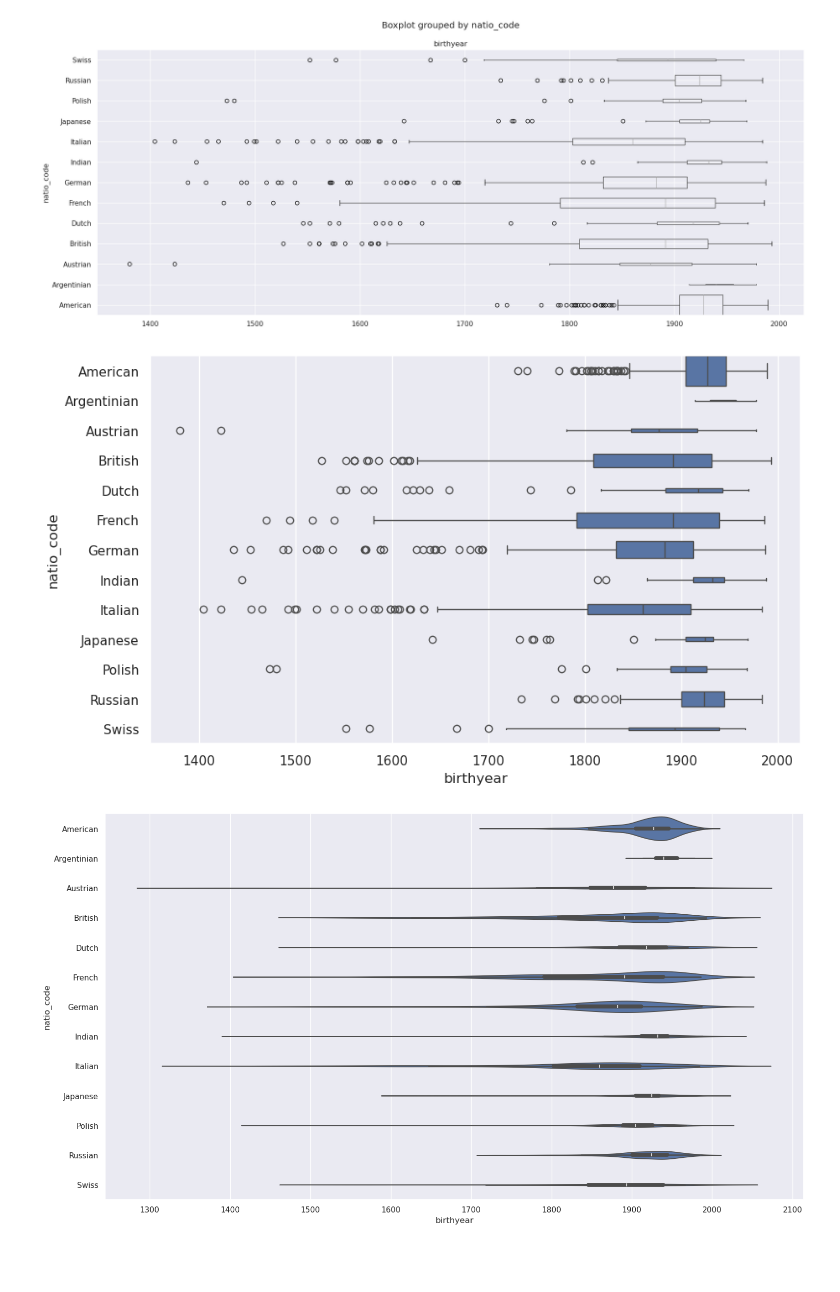
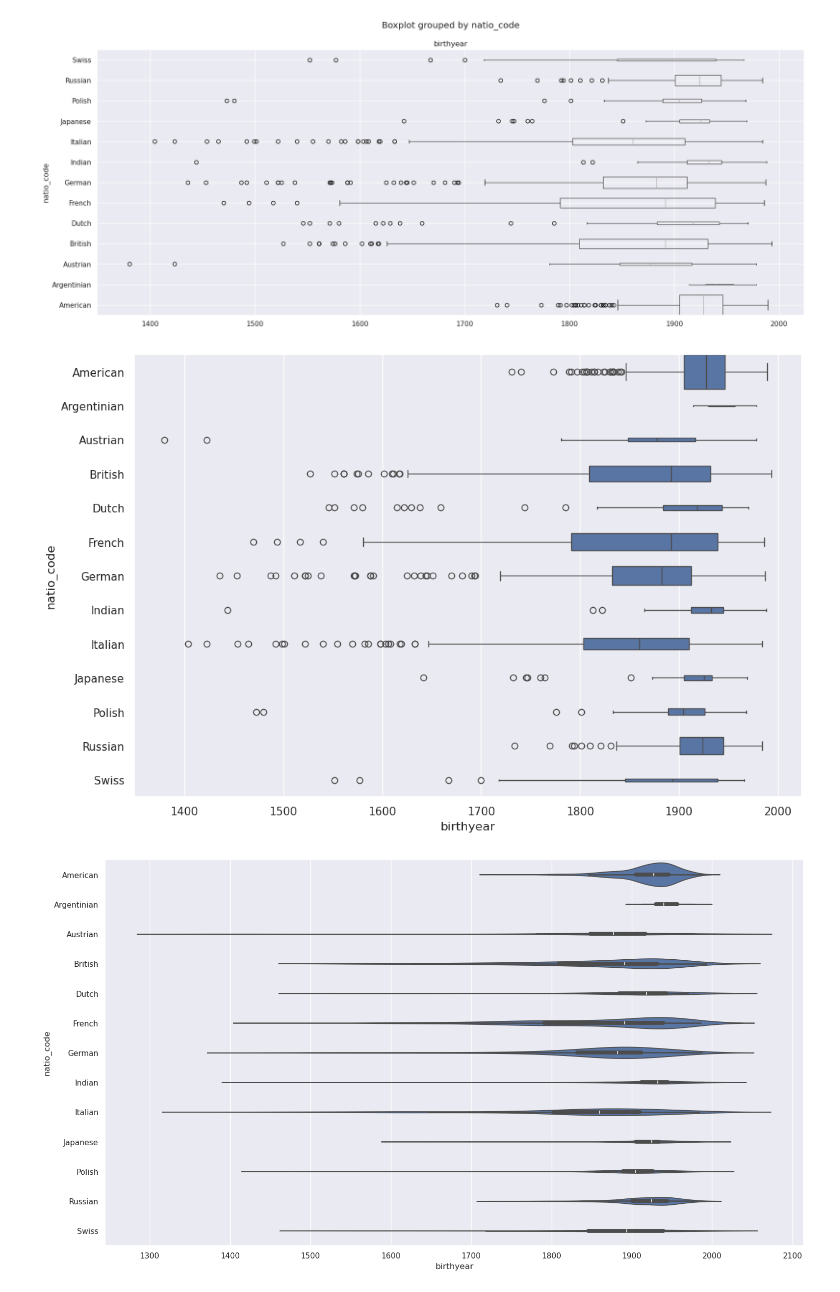
Before and after one commit to Chiodo53/astronomers, a Jupyter notebook: notebooks_jupyter/dbpedia_exploration/dpb_countries_births.ipynb, the cells around one changed output. Cells and saved outputs as stored; diff of their text form; code cells hidden in the pictures; blank space fills up the shorter version.

```diff
--- a/notebooks_jupyter/dbpedia_exploration/dpb_countries_births.ipynb
+++ b/notebooks_jupyter/dbpedia_exploration/dpb_countries_births.ipynb
@@ -110,17 +110,17 @@ plt.show()
 # %% [output]
 [figure]
 # %%
-sns.set_theme(rc={'figure.figsize':(10,6)})
+sns.set_theme(rc={'figure.figsize':(12,8)})
 
 counts= dc_df.effectif_tot
 total = float(sum(counts))
 widths = [c/max(counts) for c in counts]
 sns.boxplot(y=c_df["natio_code"], x=c_df.birthyear, width=widths)
 
 plt.savefig('pictures/natio_code_birth_boxplot_20241216.png')
 plt.show()
 # %% [output]
-[figure, old version]
+[figure, new version]
 # %%
 ### Allows to inspect identity zones but not the proportion to global number
 sns.set_theme(rc={'figure.figsize':(18,10)})
```
Also changed, not shown: parts of 1 cell of this notebook, 1 other file.
